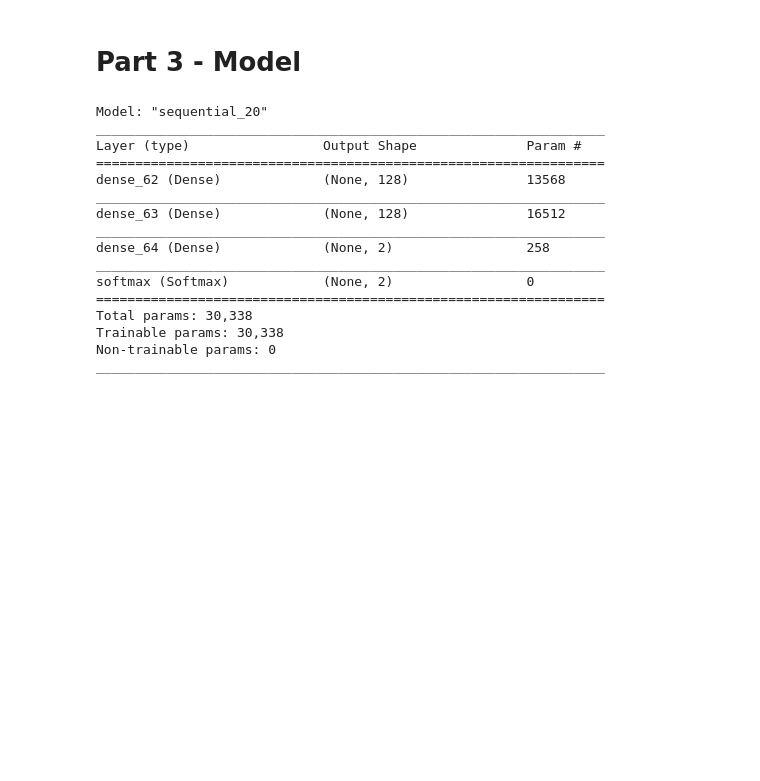
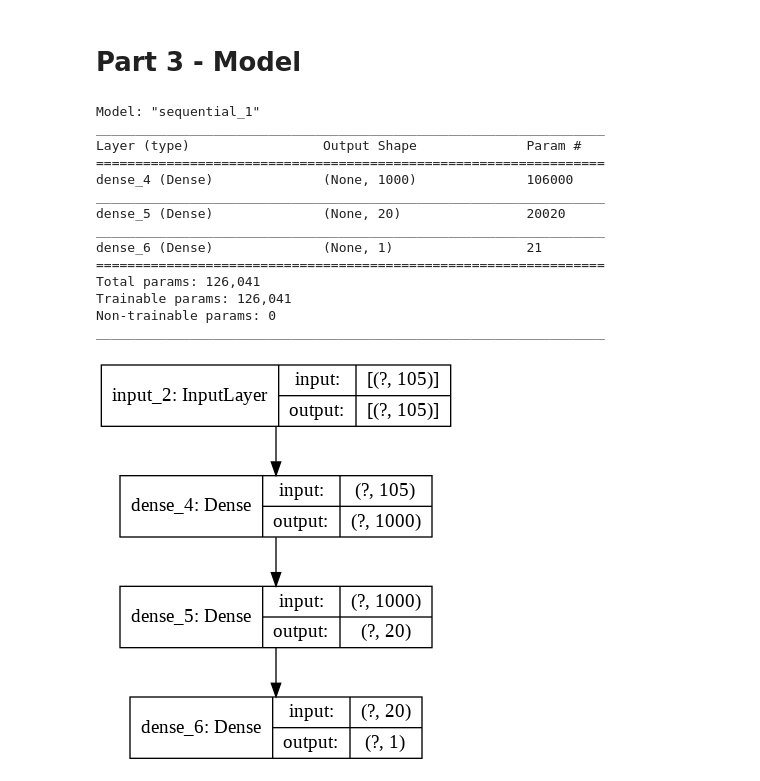
Before and after one commit to mrazizi/MLP-UCI-Adult-dataset, a Jupyter notebook: mlp_uci_adult_dataset.ipynb, the cells around one changed output. Saved outputs shown, nothing was run; the diff lists cells and outputs as text; code cells hidden in the pictures; blank space fills up the shorter version.

```diff
--- a/mlp_uci_adult_dataset.ipynb
+++ b/mlp_uci_adult_dataset.ipynb
@@ -91,34 +94,32 @@ y_train shape: (32561, 2)
 # %%
 model = tf.keras.models.Sequential([
                                     tf.keras.layers.Input(shape=x_train[0].shape),
-                                    tf.keras.layers.Dense(units=128, activation='relu'),
-                                    tf.keras.layers.Dropout(0.2),
-                                    tf.keras.layers.Dense(units=128, activation='relu'),
-                                    tf.keras.layers.Dropout(0.2),
+                                    tf.keras.layers.Dense(units=1000, activation='relu'),
                                     tf.keras.layers.Dense(units=20, activation='relu'),
-                                    tf.keras.layers.Dense(units=2),
-                                    keras.layers.Softmax(name='softmax')
+                                    tf.keras.layers.Dense(units=1, activation='sigmoid')
 
 ])
 # %%
 model.summary()
 # %% [output]
-Model: "sequential_20"
+Model: "sequential_1"
 _________________________________________________________________
 Layer (type)                 Output Shape              Param #
 =================================================================
-dense_62 (Dense)             (None, 128)               13568
+dense_4 (Dense)              (None, 1000)              106000
 _________________________________________________________________
-dense_63 (Dense)             (None, 128)               16512
+dense_5 (Dense)              (None, 20)                20020
 _________________________________________________________________
-dense_64 (Dense)             (None, 2)                 258
-_________________________________________________________________
-softmax (Softmax)            (None, 2)                 0
+dense_6 (Dense)              (None, 1)                 21
 =================================================================
-Total params: 30,338
-Trainable params: 30,338
+Total params: 126,041
+Trainable params: 126,041
 Non-trainable params: 0
 _________________________________________________________________
+# %%
+keras.utils.plot_model(model, show_layer_names=True, expand_nested=True, show_shapes=True)
+# %% [output]
+[figure, added]
 # %%
 # compiling model
 model.compile(optimizer='adam',
```
Also changed, not shown: parts of 6 cells of this notebook.
